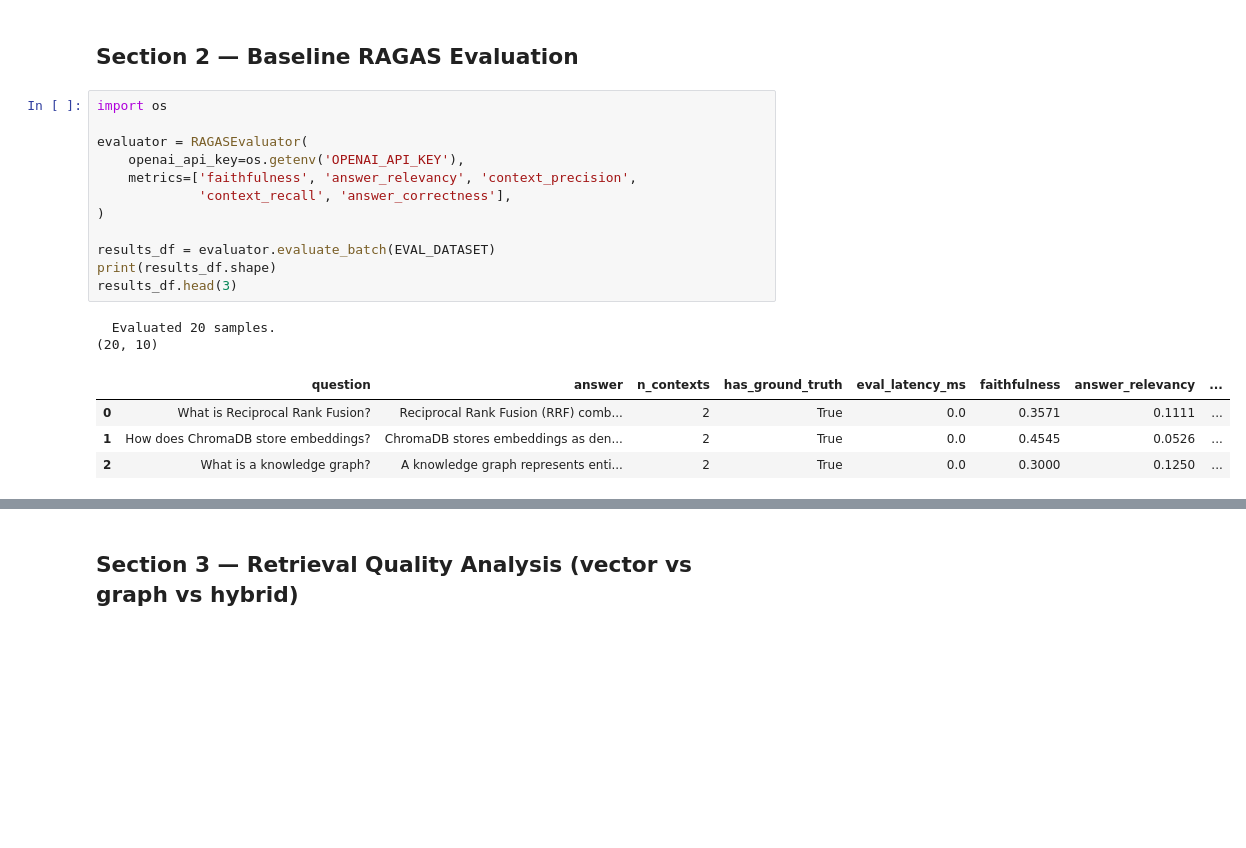
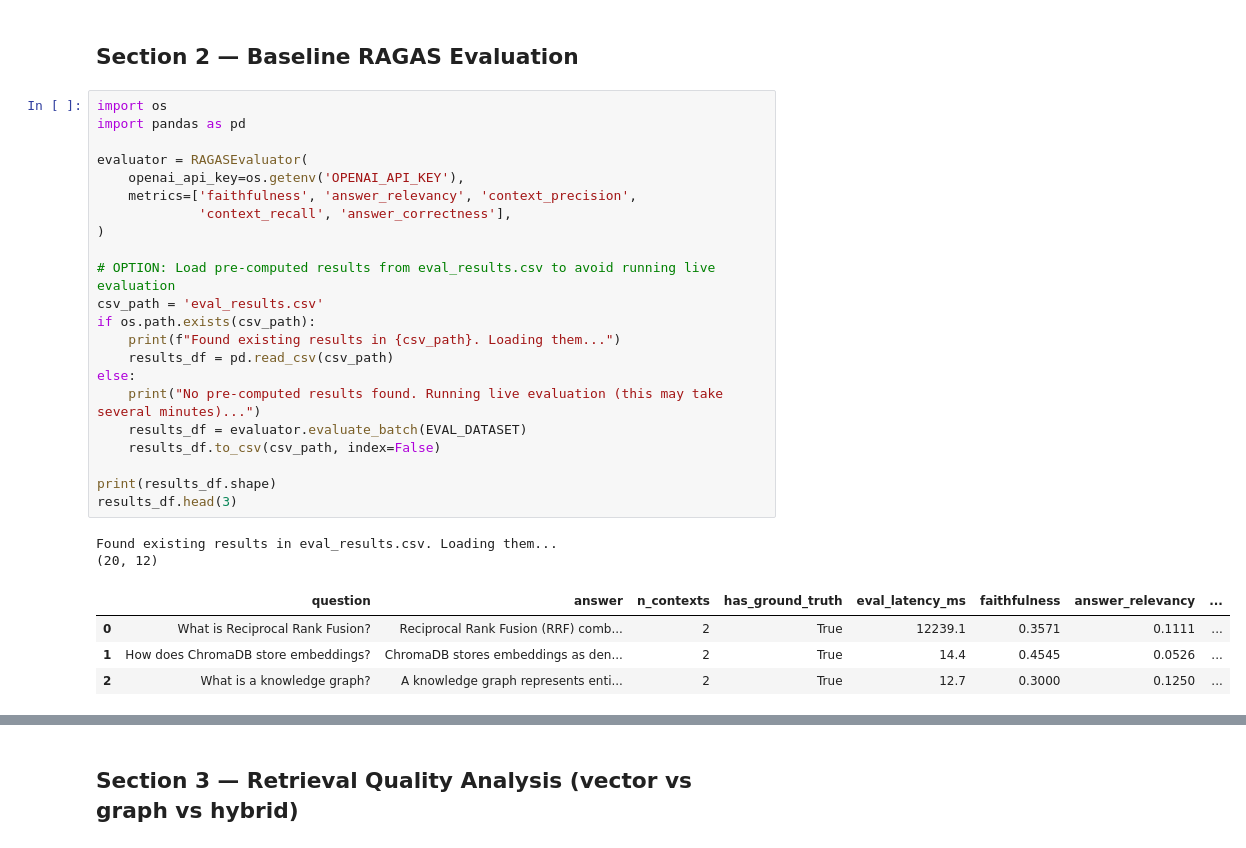
Before and after one commit to Senthilsivam41/kinegraph-v, a Jupyter notebook: notebooks/rag_evaluation.ipynb, the cells around one changed output, grey strips where cells are left out. Cells and saved outputs as stored; diff of their text form; blank space fills up the shorter version.

```diff
--- a/notebooks/rag_evaluation.ipynb
+++ b/notebooks/rag_evaluation.ipynb
@@ -164,23 +164,33 @@ With ground truth: 20
 ## Section 2 — Baseline RAGAS Evaluation
 # %%
 import os
+import pandas as pd
 
 evaluator = RAGASEvaluator(
     openai_api_key=os.getenv('OPENAI_API_KEY'),
     metrics=['faithfulness', 'answer_relevancy', 'context_precision',
              'context_recall', 'answer_correctness'],
 )
 
-results_df = evaluator.evaluate_batch(EVAL_DATASET)
+# OPTION: Load pre-computed results from eval_results.csv to avoid running live evaluation
+csv_path = 'eval_results.csv'
+if os.path.exists(csv_path):
+    print(f"Found existing results in {csv_path}. Loading them...")
+    results_df = pd.read_csv(csv_path)
+else:
+    print("No pre-computed results found. Running live evaluation (this may take several minutes)...")
+    results_df = evaluator.evaluate_batch(EVAL_DATASET)
+    results_df.to_csv(csv_path, index=False)
+
 print(results_df.shape)
 results_df.head(3)
 # %% [output]
-  Evaluated 20 samples.
-(20, 10)
+Found existing results in eval_results.csv. Loading them...
+(20, 12)
 |  | question | answer | n_contexts | has_ground_truth | eval_latency_ms | faithfulness | answer_relevancy | ... |
-| 0 | What is Reciprocal Rank Fusion? | Reciprocal Rank Fusion (RRF) comb... | 2 | True | 0.0 | 0.3571 | 0.1111 | ... |
-| 1 | How does ChromaDB store embeddings? | ChromaDB stores embeddings as den... | 2 | True | 0.0 | 0.4545 | 0.0526 | ... |
-| 2 | What is a knowledge graph? | A knowledge graph represents enti... | 2 | True | 0.0 | 0.3000 | 0.1250 | ... |
+| 0 | What is Reciprocal Rank Fusion? | Reciprocal Rank Fusion (RRF) comb... | 2 | True | 12239.1 | 0.3571 | 0.1111 | ... |
+| 1 | How does ChromaDB store embeddings? | ChromaDB stores embeddings as den... | 2 | True | 14.4 | 0.4545 | 0.0526 | ... |
+| 2 | What is a knowledge graph? | A knowledge graph represents enti... | 2 | True | 12.7 | 0.3000 | 0.1250 | ... |
 # %%
 # ── Per-metric heatmap ────────────────────────────────────────────────
 metric_cols = [c for c in ALL_METRICS if c in results_df.columns]
```
Also changed, not shown: parts of 12 cells of this notebook, 26 other files.
